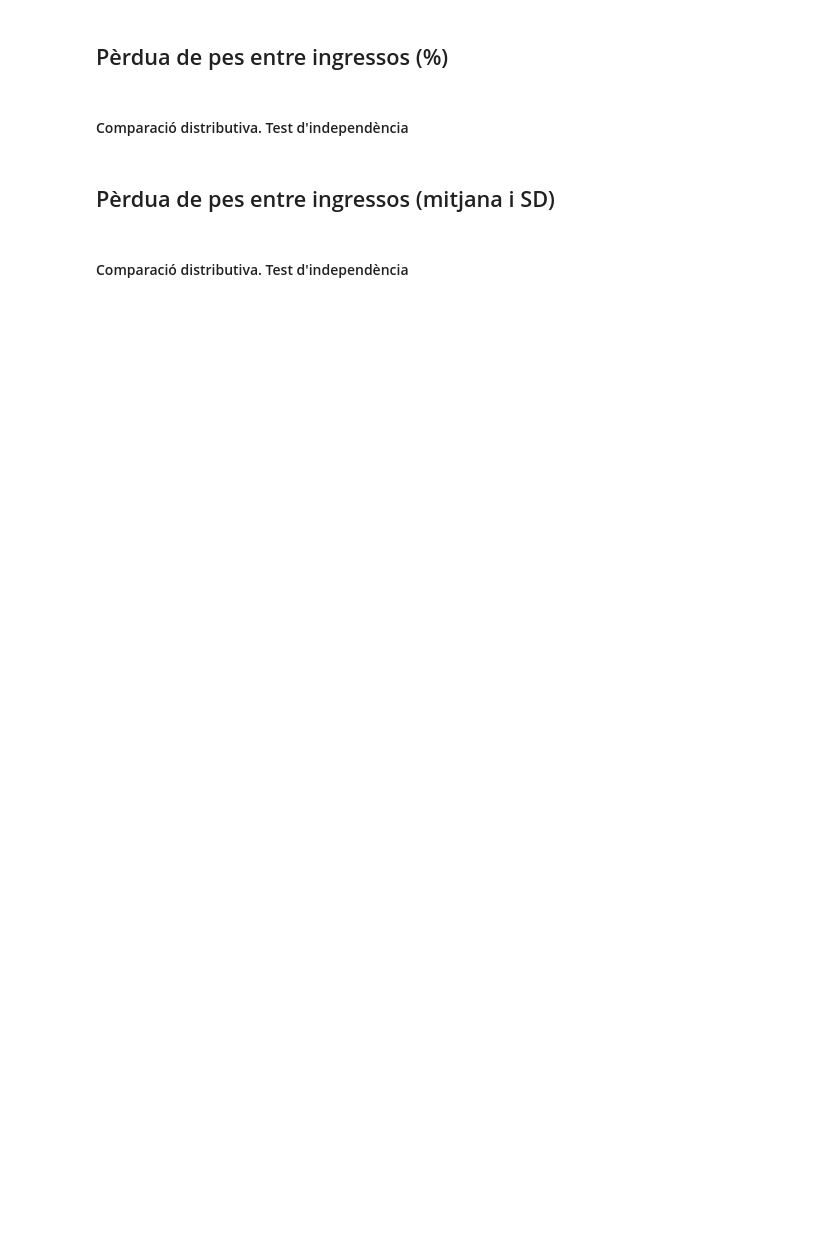
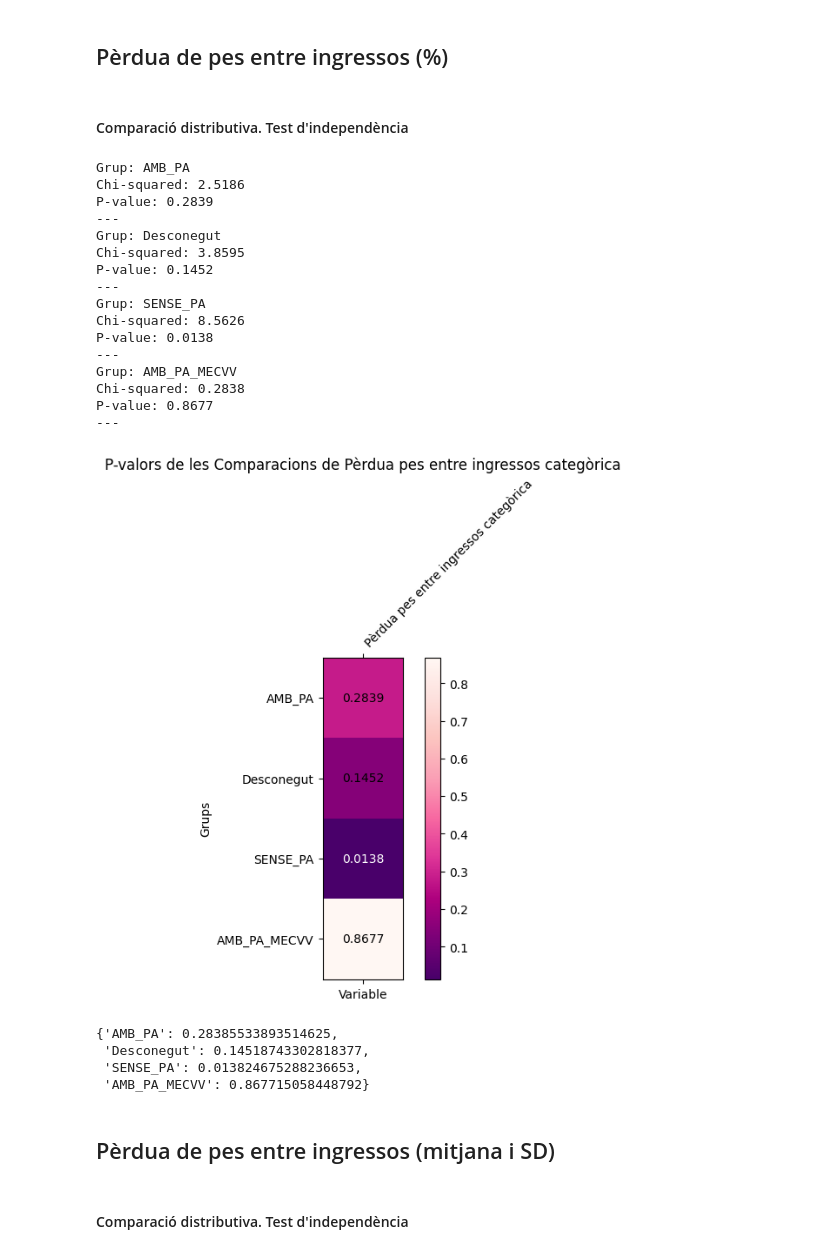
Before and after one commit to MCastelH/PRACTICUM, a Jupyter notebook: pes.ipynb, the cells around one changed output. Cells and saved outputs as stored; diff of their text form; code cells hidden in the pictures; blank space fills up the shorter version.

```diff
--- a/pes.ipynb
+++ b/pes.ipynb
@@ -32,7 +62,29 @@ mitjana_i_std_num(llista_dfs, num_var_pes)
 # %% [markdown]
 #### Comparació distributiva. Test d'independència
 # %%
-test_indepe_bin_plot(taula, 'Pèrdua pes entre ingressos categòrica')
+test_indepe_bin_plot(data_1= TOTAL['split_database'], data_2= TOTAL['Pèrdua pes entre ingressos categòrica'])
+# %% [output]
+Grup: AMB_PA
+Chi-squared: 2.5186
+P-value: 0.2839
+---
+Grup: Desconegut
+Chi-squared: 3.8595
+P-value: 0.1452
+---
+Grup: SENSE_PA
+Chi-squared: 8.5626
+P-value: 0.0138
+---
+Grup: AMB_PA_MECVV
+Chi-squared: 0.2838
+P-value: 0.8677
+---
+[figure, added]
+{'AMB_PA': 0.28385533893514625,
+ 'Desconegut': 0.14518743302818377,
+ 'SENSE_PA': 0.013824675288236653,
+ 'AMB_PA_MECVV': 0.867715058448792}
 # %% [markdown]
 ## Pèrdua de pes entre ingressos (mitjana i SD)
 # %% [markdown]
```
Also changed, not shown: parts of 9 cells of this notebook, 3 other files.
